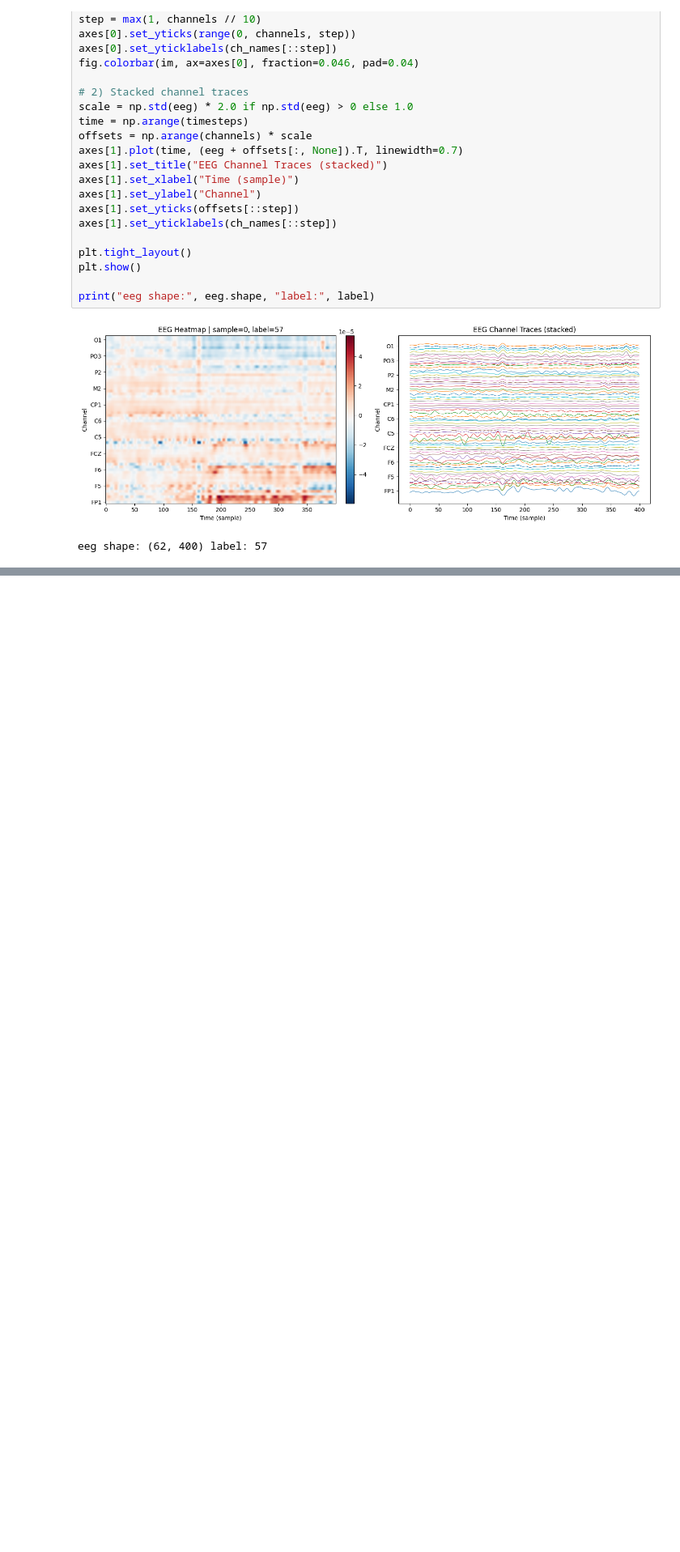
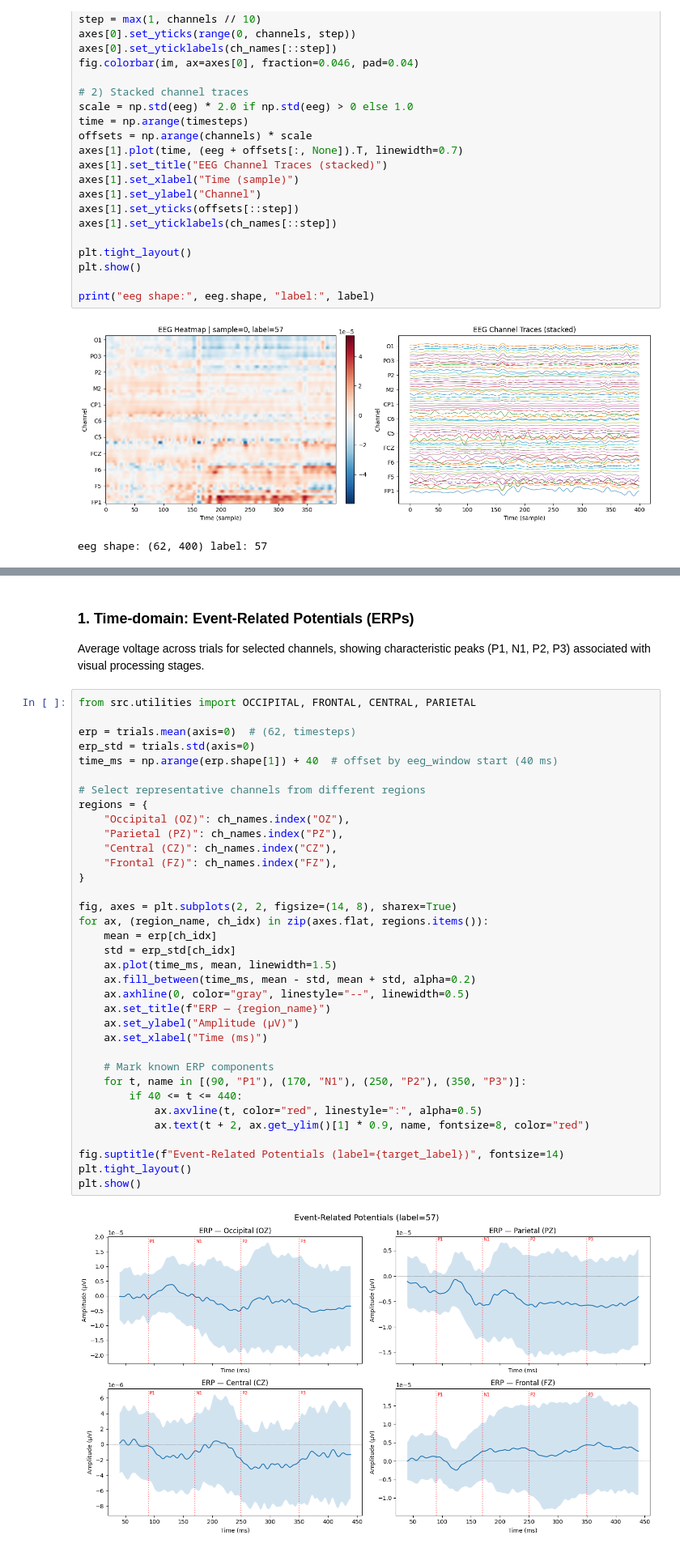
Before and after one commit to RTae/SUPA-EEG, a Jupyter notebook: viz.ipynb, the cells around one changed output, grey strips where cells are left out. Shown at 81% size. Saved outputs shown, nothing was run; the diff lists cells and outputs as text; blank space fills up the shorter version.

```diff
--- a/viz.ipynb
+++ b/viz.ipynb
@@ -126,0 +152,40 @@ eeg shape: (62, 400) label: 57
+# %% [markdown]
+### 1. Time-domain: Event-Related Potentials (ERPs)
+Average voltage across trials for selected channels, showing characteristic peaks (P1, N1, P2, P3) associated with visual processing stages.
+# %%
+from src.utilities import OCCIPITAL, FRONTAL, CENTRAL, PARIETAL
+
+erp = trials.mean(axis=0)  # (62, timesteps)
+erp_std = trials.std(axis=0)
+time_ms = np.arange(erp.shape[1]) + 40  # offset by eeg_window start (40 ms)
+
+# Select representative channels from different regions
+regions = {
+    "Occipital (OZ)": ch_names.index("OZ"),
+    "Parietal (PZ)": ch_names.index("PZ"),
+    "Central (CZ)": ch_names.index("CZ"),
+    "Frontal (FZ)": ch_names.index("FZ"),
+}
+
+fig, axes = plt.subplots(2, 2, figsize=(14, 8), sharex=True)
+for ax, (region_name, ch_idx) in zip(axes.flat, regions.items()):
+    mean = erp[ch_idx]
+    std = erp_std[ch_idx]
+    ax.plot(time_ms, mean, linewidth=1.5)
+    ax.fill_between(time_ms, mean - std, mean + std, alpha=0.2)
+    ax.axhline(0, color="gray", linestyle="--", linewidth=0.5)
+    ax.set_title(f"ERP — {region_name}")
+    ax.set_ylabel("Amplitude (μV)")
+    ax.set_xlabel("Time (ms)")
+
+    # Mark known ERP components
+    for t, name in [(90, "P1"), (170, "N1"), (250, "P2"), (350, "P3")]:
+        if 40 <= t <= 440:
+            ax.axvline(t, color="red", linestyle=":", alpha=0.5)
+            ax.text(t + 2, ax.get_ylim()[1] * 0.9, name, fontsize=8, color="red")
+
+fig.suptitle(f"Event-Related Potentials (label={target_label})", fontsize=14)
+plt.tight_layout()
+plt.show()
+# %% [output]
+[figure, added]
```
Also changed, not shown: parts of 12 cells of this notebook, 1 other file.
